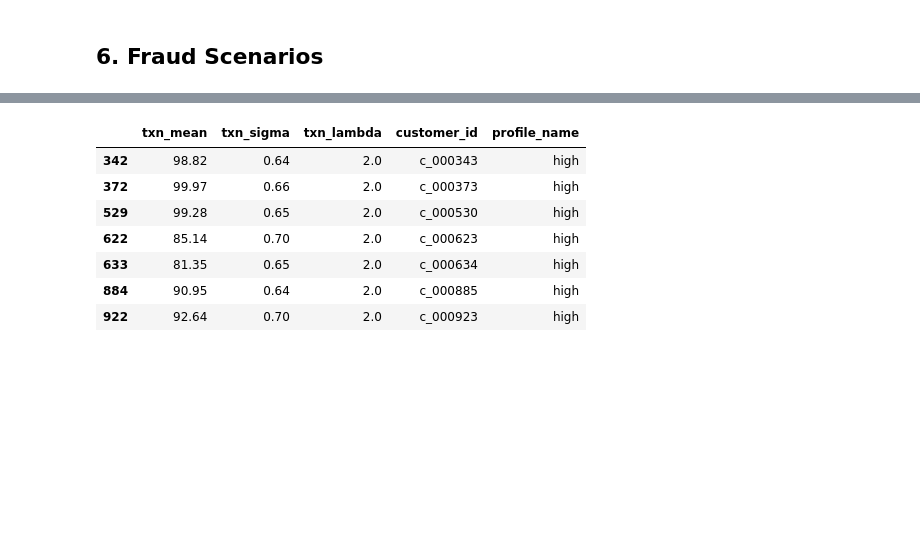
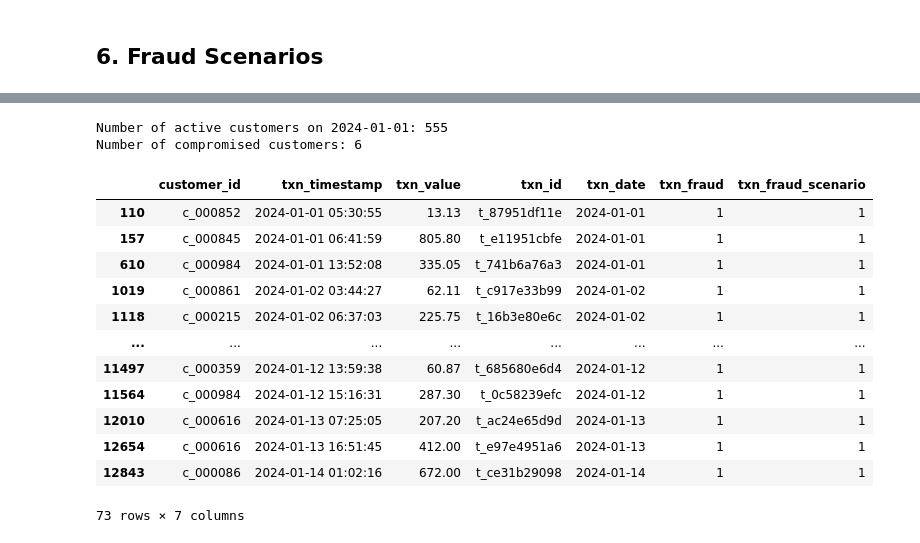
Before and after one commit to joshuavaple/credit-card-fraud-detection, a Jupyter notebook: notebooks/business_knowledge.ipynb, the cells around one changed output, grey strips where cells are left out. Drawn from its saved outputs; the diff is of its cells as text; code cells hidden in the pictures; blank space fills up the shorter version.

Commit message:
started on fraud scenario 1 - monetary

```diff
--- a/notebooks/business_knowledge.ipynb
+++ b/notebooks/business_knowledge.ipynb
@@ -472,0 +494,4 @@ df_txns
+# %%
+# By default, all transactions are non-fraudulent
+df_txns['txn_fraud']=0
+df_txns['txn_fraud_scenario']=0
@@ -508,12 +613,57 @@ scenario_1_customers
-# %%
-# get rows in df_customers from scenario_1_customers
-df_customers[df_customers['customer_id'].isin(scenario_1_customers)]
-# %% [output]
-|  | txn_mean | txn_sigma | txn_lambda | customer_id | profile_name |
-| 342 | 98.82 | 0.64 | 2.0 | c_000343 | high |
-| 372 | 99.97 | 0.66 | 2.0 | c_000373 | high |
-| 529 | 99.28 | 0.65 | 2.0 | c_000530 | high |
-| 622 | 85.14 | 0.70 | 2.0 | c_000623 | high |
-| 633 | 81.35 | 0.65 | 2.0 | c_000634 | high |
-| 884 | 90.95 | 0.64 | 2.0 | c_000885 | high |
-| 922 | 92.64 | 0.70 | 2.0 | c_000923 | high |
+# %%
+df_txns_with_fraud = df_txns.copy(deep=True)
+# %%
+# compromised_customers = customer_profiles_table.CUSTOMER_ID.sample(n=3, random_state=day).values
+
+# compromised_transactions=transactions_df[(transactions_df.TX_TIME_DAYS>=day) &
+#                                             (transactions_df.TX_TIME_DAYS<day+14) &
+#                                             (transactions_df.CUSTOMER_ID.isin(compromised_customers))]
+compromised_days = 14
+compromised_txns_frac = 0.25
+compromised_customers_frac = 0.01
+compromised_multiplier = 5
+
+
+day_start = min(df_txns_with_fraud["txn_date"])
+day_end = day_start + timedelta(days=compromised_days)
+compromised_customers_all = []
+
+active_customers = df_txns_with_fraud[df_txns_with_fraud["txn_date"]==day_start]["customer_id"].unique()
+active_customers_count = len(active_customers)
+print(f"Number of active customers on {day_start}: {active_customers_count}")
+
+# pick random % of active customers
+
+compromised_customers = np.random.choice(active_customers, size=int(round(compromised_customers_frac * active_customers_count,0)), replace=False)
+print(f"Number of compromised customers: {len(compromised_customers)}")
+
+compromised_customers_txns = df_txns_with_fraud[(df_txns_with_fraud["txn_date"]>=day_start) & (df_txns_with_fraud["txn_date"]<day_end) & (df_txns_with_fraud["customer_id"].isin(compromised_customers))]
+# %% [output]
+Number of active customers on 2024-01-01: 555
+Number of compromised customers: 6
+# %%
+# compromised_customers_txns
+nb_compromised_transactions=len(compromised_customers_txns)
+
+random.seed(start_date)
+index_frauds = random.sample(list(compromised_customers_txns.index.values),k=int(len(compromised_customers_txns)*compromised_txns_frac))
+
+df_txns_with_fraud.loc[index_frauds, "txn_value"] = df_txns_with_fraud.loc[index_frauds, "txn_value"]*compromised_multiplier
+df_txns_with_fraud.loc[index_frauds, "txn_fraud"] = 1
+df_txns_with_fraud.loc[index_frauds, "txn_fraud_scenario"] = 1
+# %%
+df_txns_with_fraud[df_txns_with_fraud['txn_fraud']==1]
+# %% [output]
+|  | customer_id | txn_timestamp | txn_value | txn_id | txn_date | txn_fraud | txn_fraud_scenario |
+| 110 | c_000852 | 2024-01-01 05:30:55 | 13.13 | t_87951df11e | 2024-01-01 | 1 | 1 |
+| 157 | c_000845 | 2024-01-01 06:41:59 | 805.80 | t_e11951cbfe | 2024-01-01 | 1 | 1 |
+| 610 | c_000984 | 2024-01-01 13:52:08 | 335.05 | t_741b6a76a3 | 2024-01-01 | 1 | 1 |
+| 1019 | c_000861 | 2024-01-02 03:44:27 | 62.11 | t_c917e33b99 | 2024-01-02 | 1 | 1 |
+| 1118 | c_000215 | 2024-01-02 06:37:03 | 225.75 | t_16b3e80e6c | 2024-01-02 | 1 | 1 |
+| ... | ... | ... | ... | ... | ... | ... | ... |
+| 11497 | c_000359 | 2024-01-12 13:59:38 | 60.87 | t_685680e6d4 | 2024-01-12 | 1 | 1 |
+| 11564 | c_000984 | 2024-01-12 15:16:31 | 287.30 | t_0c58239efc | 2024-01-12 | 1 | 1 |
+| 12010 | c_000616 | 2024-01-13 07:25:05 | 207.20 | t_ac24e65d9d | 2024-01-13 | 1 | 1 |
+| 12654 | c_000616 | 2024-01-13 16:51:45 | 412.00 | t_e97e4951a6 | 2024-01-13 | 1 | 1 |
+| 12843 | c_000086 | 2024-01-14 01:02:16 | 672.00 | t_ce31b29098 | 2024-01-14 | 1 | 1 |
+73 rows × 7 columns
```
Also changed, not shown: parts of 17 cells of this notebook.
